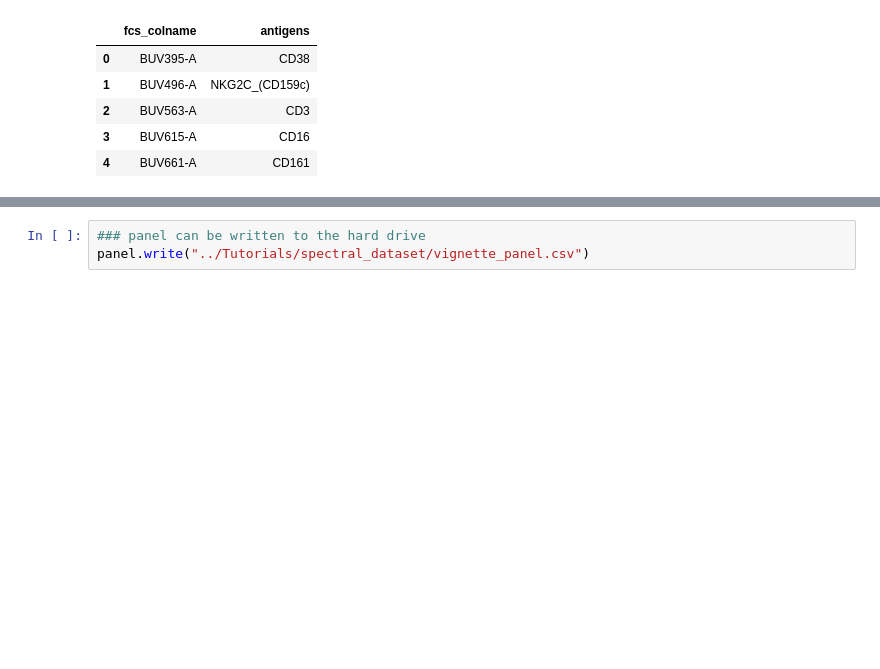
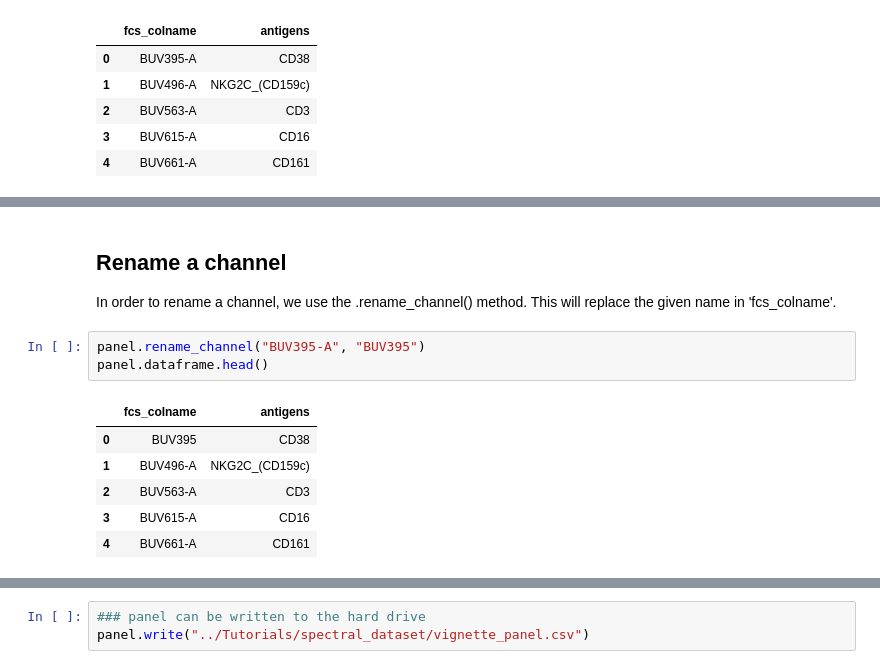
Before and after one commit to rgb-lab/FACSPy, a Jupyter notebook: vignettes/panel_vignette.ipynb, the cells around one changed output, grey strips where cells are left out. Drawn from its saved outputs; the diff is of its cells as text; blank space fills up the shorter version.

Commit message:
actualized panel and metadata vignette to the current API functionality

```diff
--- a/vignettes/panel_vignette.ipynb
+++ b/vignettes/panel_vignette.ipynb
@@ -64,0 +130,14 @@ df.head()
+# %% [markdown]
+## Rename a channel
+
+In order to rename a channel, we use the .rename_channel() method. This will replace the given name in 'fcs_colname'.
+# %%
+panel.rename_channel("BUV395-A", "BUV395")
+panel.dataframe.head()
+# %% [output]
+|  | fcs_colname | antigens |
+| 0 | BUV395 | CD38 |
+| 1 | BUV496-A | NKG2C_(CD159c) |
+| 2 | BUV563-A | CD3 |
+| 3 | BUV615-A | CD16 |
+| 4 | BUV661-A | CD161 |
```
Also changed, not shown: parts of 20 cells of this notebook, 1 other file.
